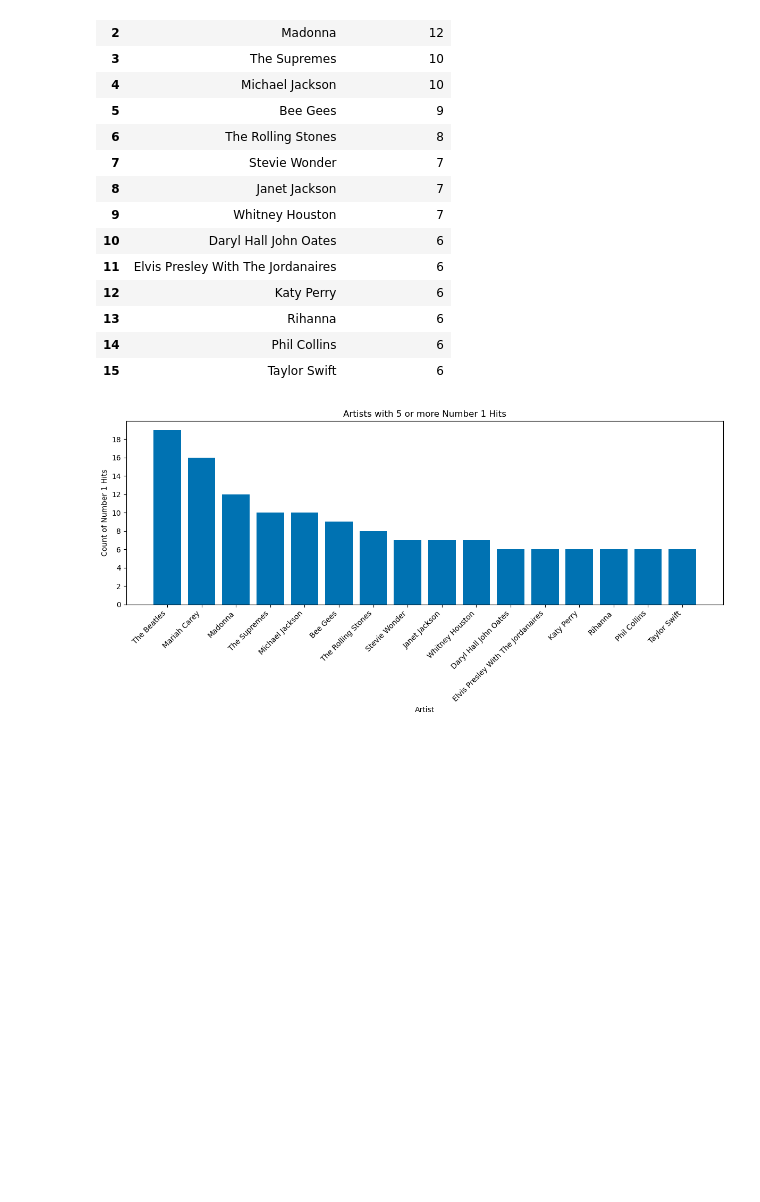
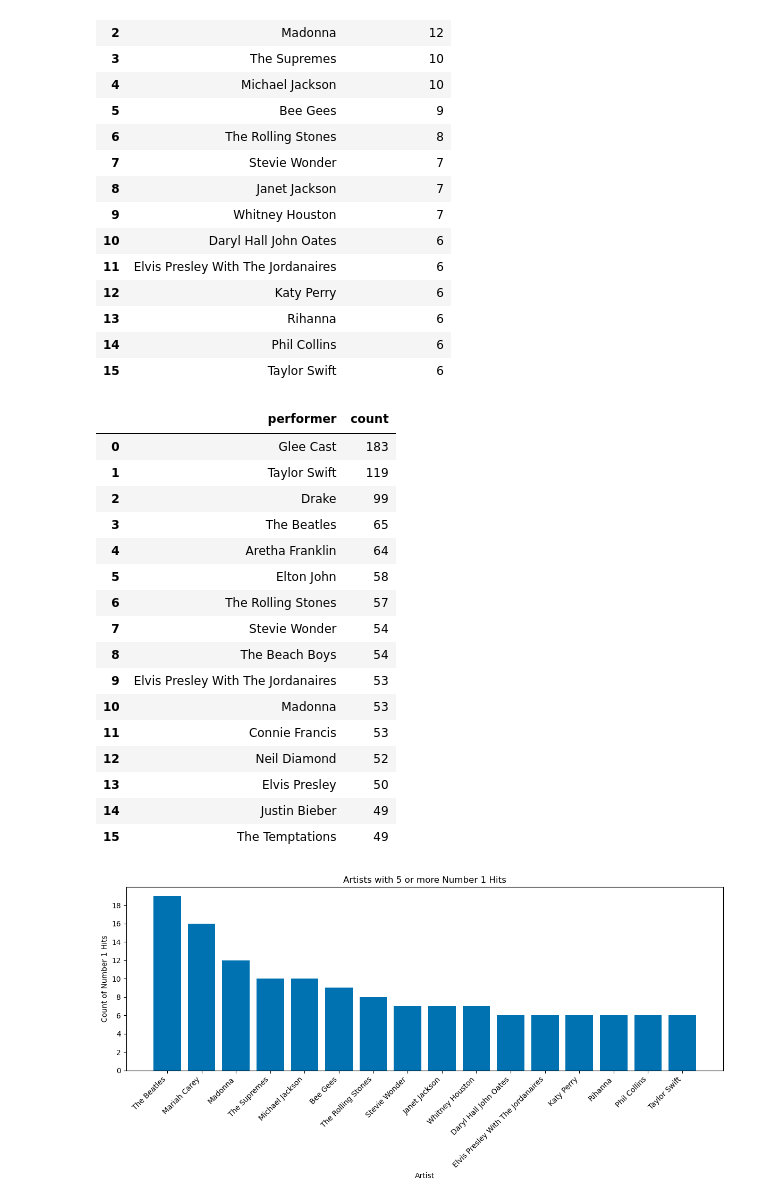
Before and after one commit to dliang5299/Spotify-Analysis, a Jupyter notebook: Deric_EDA.ipynb, the cells around one changed output. Saved outputs shown, nothing was run; the diff lists cells and outputs as text; code cells hidden in the pictures; blank space fills up the shorter version.

```diff
--- a/Deric_EDA.ipynb
+++ b/Deric_EDA.ipynb
@@ -75,6 +75,29 @@ rank1_artists_top
 | 13 | Rihanna | 6 |
 | 14 | Phil Collins | 6 |
 | 15 | Taylor Swift | 6 |
+# %%
+# Sum charted songs and sum by artist
+count_artists = audio_features_merged[['performer']].value_counts().sort_values(ascending = False).reset_index()
+count_artists_top = count_artists.head(16)
+count_artists_top
+# %% [output]
+|  | performer | count |
+| 0 | Glee Cast | 183 |
+| 1 | Taylor Swift | 119 |
+| 2 | Drake | 99 |
+| 3 | The Beatles | 65 |
+| 4 | Aretha Franklin | 64 |
+| 5 | Elton John | 58 |
+| 6 | The Rolling Stones | 57 |
+| 7 | Stevie Wonder | 54 |
+| 8 | The Beach Boys | 54 |
+| 9 | Elvis Presley With The Jordanaires | 53 |
+| 10 | Madonna | 53 |
+| 11 | Connie Francis | 53 |
+| 12 | Neil Diamond | 52 |
+| 13 | Elvis Presley | 50 |
+| 14 | Justin Bieber | 49 |
+| 15 | The Temptations | 49 |
 # %%
 # Plot artists with 5 or more number 1 hits
 plt.figure(figsize=(12, 6))
```
Also changed, not shown: parts of 2 cells of this notebook, 1 other file.
